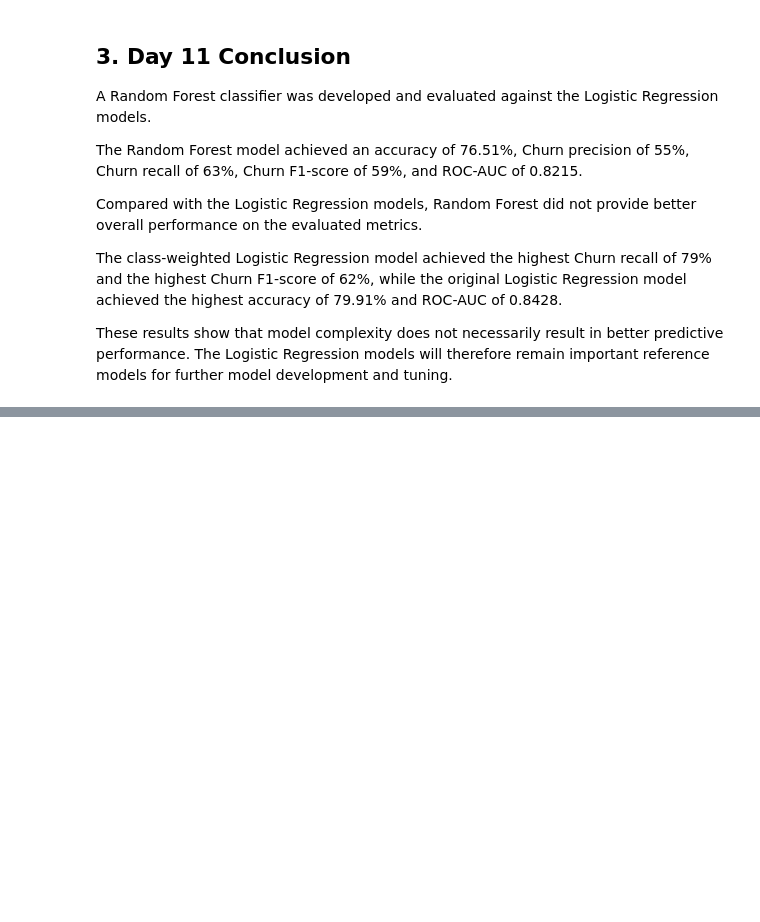
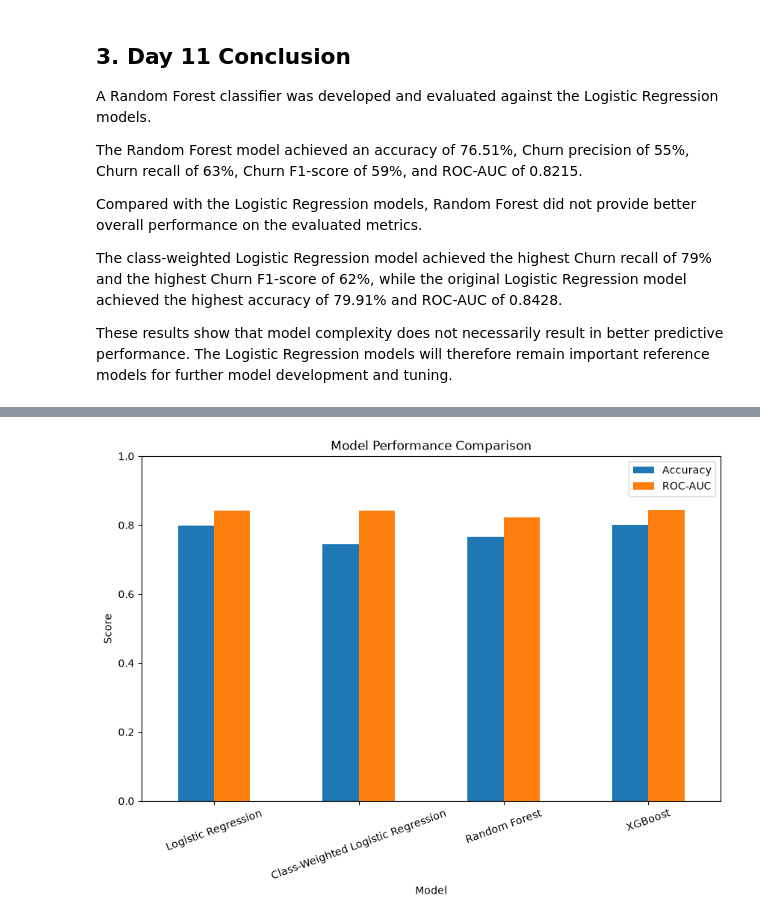
Before and after one commit to sagarsiddharth09-blip/customer-churn-LTV-engine, a Jupyter notebook: Akshay_Baseline_Analytics.ipynb, the cells around one changed output, grey strips where cells are left out. Cells and saved outputs as stored; diff of their text form; code cells hidden in the pictures; blank space fills up the shorter version.

Commit message:
Add Day 12 XGBoost model

```diff
--- a/Akshay_Baseline_Analytics.ipynb
+++ b/Akshay_Baseline_Analytics.ipynb
@@ -3032,0 +3121,10 @@ These results show that model complexity does not necessarily result in better p
+# %%
+from sklearn.metrics import accuracy_score
+
+xgb_accuracy = accuracy_score(
+    y_test,
+    y_pred_xgb
+)
+
+print("XGBoost Accuracy:", round(xgb_accuracy, 4))
+print("XGBoost Accuracy (%):", round(xgb_accuracy * 100, 2))
@@ -3032,0 +3134,17 @@ These results show that model complexity does not necessarily result in better p
+# %%
+from sklearn.metrics import roc_auc_score
+
+# Predict churn probabilities
+
+y_pred_proba_xgb = xgb_model.predict_proba(
+    X_test_encoded
+)[:, 1]
+
+# Calculate ROC-AUC
+
+xgb_roc_auc = roc_auc_score(
+    y_test,
+    y_pred_proba_xgb
+)
+
+print("XGBoost ROC-AUC:", round(xgb_roc_auc, 4))
@@ -3032,0 +3208,18 @@ These results show that model complexity does not necessarily result in better p
+# %%
+# Compare model accuracy and ROC-AUC
+
+model_comparison_final.plot(
+    x="Model",
+    y=["Accuracy", "ROC-AUC"],
+    kind="bar",
+    figsize=(10, 6)
+)
+
+plt.title("Model Performance Comparison")
+plt.ylabel("Score")
+plt.xticks(rotation=20)
+plt.ylim(0, 1)
+plt.legend()
+plt.show()
+# %% [output]
+[figure, added]
```
Also changed, not shown: parts of 12 cells of this notebook.
